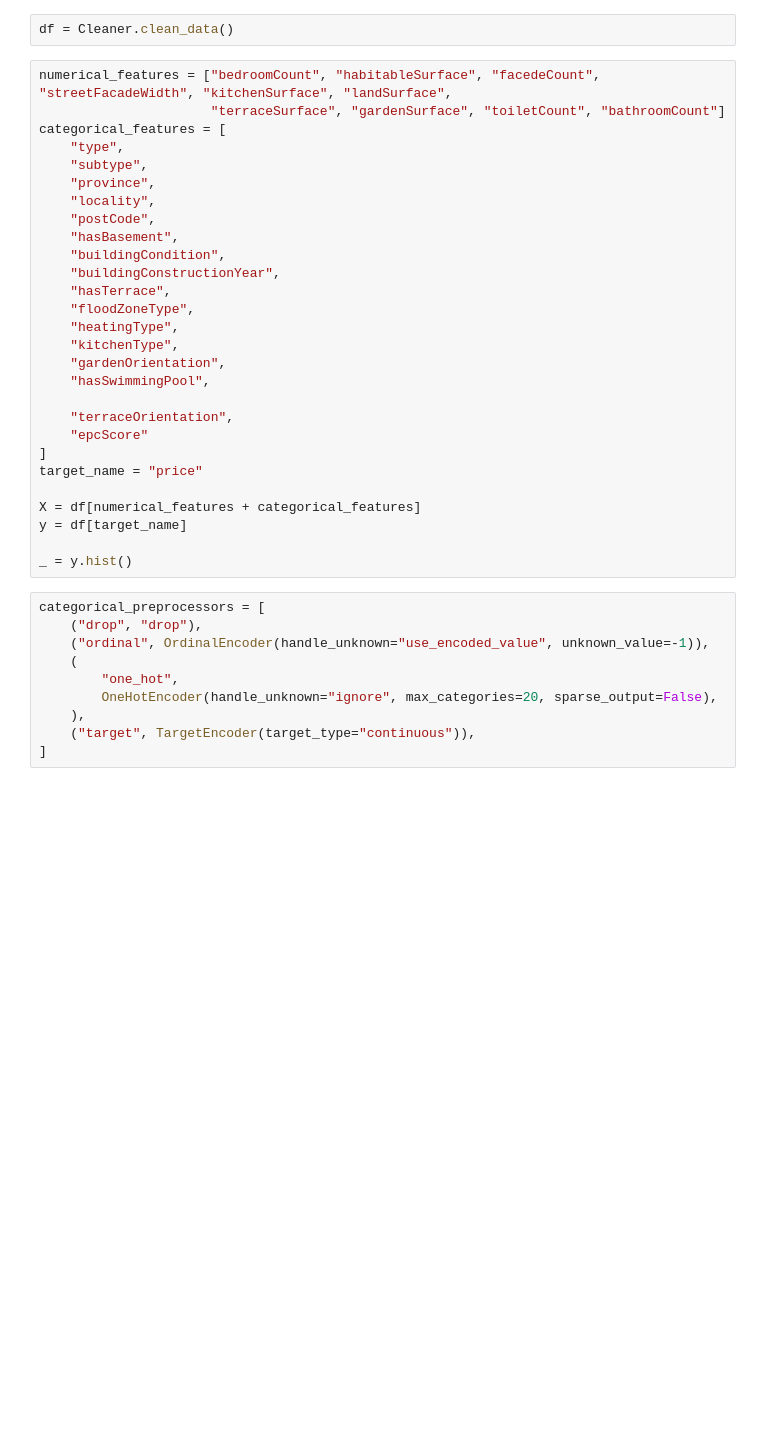
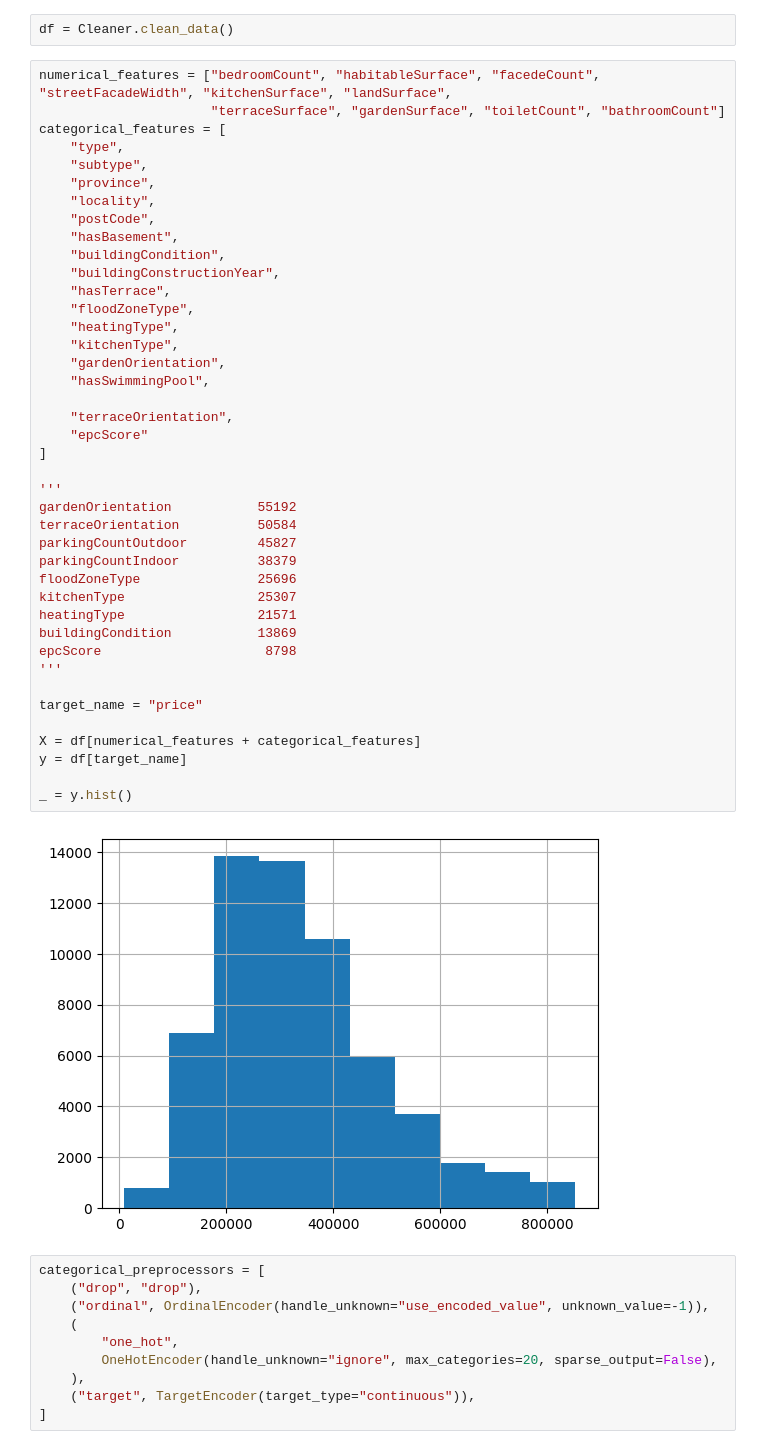
Before and after one commit to becodeorg/immo-eliza-machine-learning-olesia179, a Jupyter notebook: learning.ipynb, the cells around one changed output. Saved outputs shown, nothing was run; the diff lists cells and outputs as text; blank space fills up the shorter version.

```diff
--- a/learning.ipynb
+++ b/learning.ipynb
@@ -11,31 +11,46 @@ df = Cleaner.clean_data()
 # %%
 numerical_features = ["bedroomCount", "habitableSurface", "facedeCount", "streetFacadeWidth", "kitchenSurface", "landSurface",
                       "terraceSurface", "gardenSurface", "toiletCount", "bathroomCount"]
 categorical_features = [
     "type",
     "subtype",
     "province",
     "locality",
     "postCode",
     "hasBasement",
     "buildingCondition",
     "buildingConstructionYear",
     "hasTerrace",
     "floodZoneType",
     "heatingType",
     "kitchenType",
     "gardenOrientation",
     "hasSwimmingPool",
 
     "terraceOrientation",
     "epcScore"
 ]
+
+'''
+gardenOrientation           55192
+terraceOrientation          50584
+parkingCountOutdoor         45827
+parkingCountIndoor          38379
+floodZoneType               25696
+kitchenType                 25307
+heatingType                 21571
+buildingCondition           13869
+epcScore                     8798
+'''
+
 target_name = "price"
 
 X = df[numerical_features + categorical_features]
 y = df[target_name]
 
 _ = y.hist()
+# %% [output]
+[figure, added]
 # %%
 categorical_preprocessors = [
     ("drop", "drop"),
```
Also changed, not shown: parts of 10 cells of this notebook, 2 other files.
